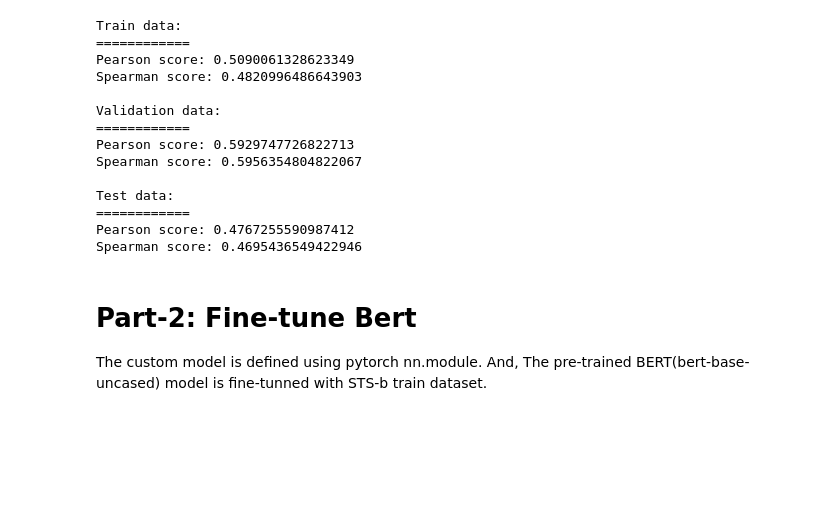
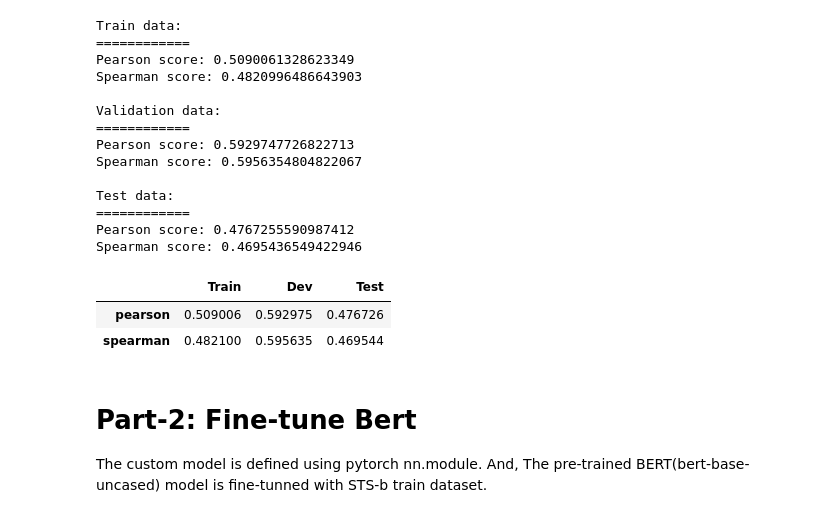
Before and after one commit to glingden/NLP-Sentiment-Analysis, a Jupyter notebook: Bert_Semantic_Text_Similarity.ipynb, the cells around one changed output. Saved outputs shown, nothing was run; the diff lists cells and outputs as text; code cells hidden in the pictures; blank space fills up the shorter version.

```diff
--- a/Bert_Semantic_Text_Similarity.ipynb
+++ b/Bert_Semantic_Text_Similarity.ipynb
@@ -431,16 +431,19 @@ second_sent_embd = [df_train_sentence_2, df_dev_sentence_2, df_test_sentence_2]
 gold_labels = [df_train.loc[:,'score(0-5)'].values, df_dev.loc[:,'score(0-5)'].values, df_test.loc[:,'score(0-5)'].values ] #gold scores
 data_type = ['Train', 'Validation', 'Test'] #datasets names
 
+pear_spear_score = defaultdict(list) #store scores
+
 #zip and enumerate 'first_sent_embd' and 'second_sent_embd'
 for i, (first_sent, second_sent) in enumerate(zip(first_sent_embd,second_sent_embd)):
   cosine_sim_score = calc_similarity_score(first_sent, second_sent) #cosine similarity score
   cosine_sim_score = cosine_sim_score.flatten()# change to 1d
 
   person_score, _ = pearsonr(gold_labels[i], cosine_sim_score) #pearson score
-  pear_spear_score['pearson'] = person_score
+  pear_spear_score['pearson'].append(person_score)
+
 
   sperman_score, _ = spearmanr(gold_labels[i], cosine_sim_score)#spearman score
-  pear_spear_score['spearman'] = sperman_score
+  pear_spear_score['spearman'].append(sperman_score)
 
   print(data_type[i], 'data: ')
   print('=='*6)
@@ -461,6 +464,16 @@ Test data:
 ============
 Pearson score: 0.4767255590987412
 Spearman score: 0.4695436549422946
+# %%
+#show in panda dataframe
+pd.DataFrame.from_dict(pear_spear_score,
+                          orient='index',
+                          columns=['Train', 'Dev', 'Test']
+                          )
+# %% [output]
+|  | Train | Dev | Test |
+| pearson | 0.509006 | 0.592975 | 0.476726 |
+| spearman | 0.482100 | 0.595635 | 0.469544 |
 # %% [markdown]
 # Part-2: Fine-tune Bert
 The custom model is defined using pytorch nn.module. And, The pre-trained BERT(bert-base-uncased) model is fine-tunned with STS-b train dataset.
```
Also changed, not shown: parts of 3 cells of this notebook.
